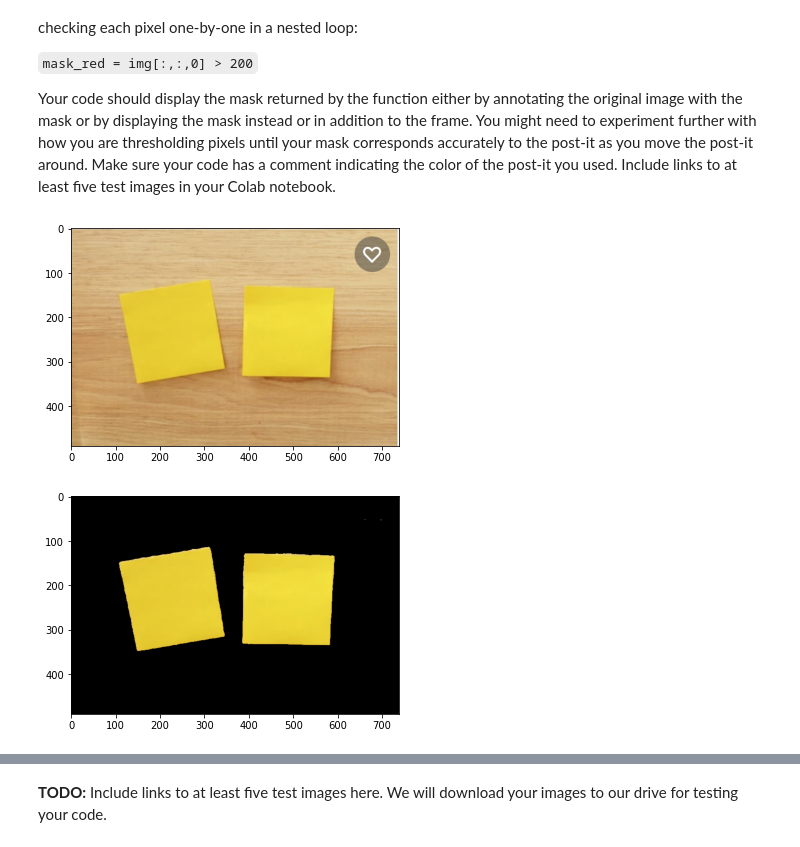
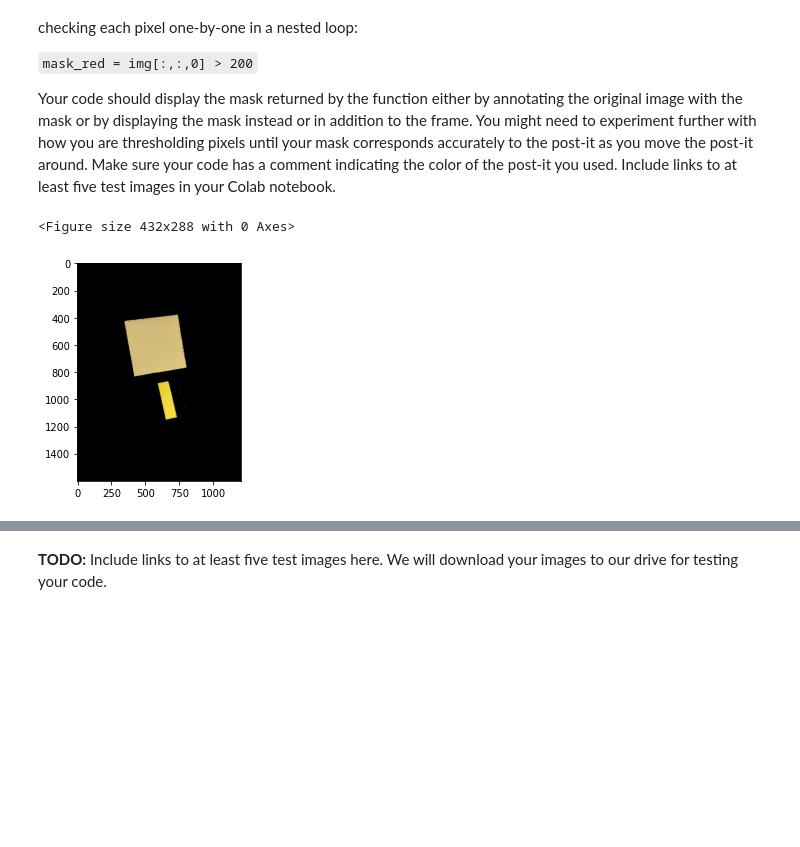
Before and after one commit to tejabalu/GIX, a Jupyter notebook: Copy_of_lab3_image_processing.ipynb, the cells around one changed output, grey strips where cells are left out. Saved outputs shown, nothing was run; the diff lists cells and outputs as text; code cells hidden in the pictures; blank space fills up the shorter version.

```diff
--- a/Copy_of_lab3_image_processing.ipynb
+++ b/Copy_of_lab3_image_processing.ipynb
@@ -199,6 +199,7 @@ Your code should display the mask returned by the function either by annotating
 # the pixels that correspond to a post-it of particular
 # color.
 def detect_postit(img):
+
 
     # Create the mask image of same size
     mask = np.zeros((img.shape[0], img.shape[1], 3))
@@ -209,57 +210,41 @@ def detect_postit(img):
     # values of the pixels corresponding to the post it as well
     # as those that do not correspond to the post it. You might choose
     # your post it color based on this experimentation.
     # Once you discover the color range of your post it, implement this
     # function to determine which pixels have color that is similar to
     # that of the post-it. You might need to do this color comparison
     # using HSV values of pixels instead of RBG values.
     # Make sure your function computes fast enough so you can view the
     # detected post-it mask at the same frame rate that your camera captures
     # # images.
 
-
-    # for i in range(1, img.shape[0]):
-    #   for j in range(1, img.shape[1]):
-    #     if (imghsv[i,j,:] > [0.12,0.35,0.09]).all():
-    #       mask[i,j,:] = imghsv[i,j,:]
-    #     else:
-    #       mask[i,j,:] = [0,0,0]
-
-
-    a = imghsv[:,:,0] > 0.12
-    b= imghsv[:,:,1] > 0.35
-    c = imghsv[:,:,2] > 0.09
+    a = (imghsv[:,:,0] > 0.12) & (imghsv[:,:,0] < 0.2)
+    b= (imghsv[:,:,1] > 0.3) & (imghsv[:,:,1] < 1)
+    c = (imghsv[:,:,2] > 0.6) & (imghsv[:,:,2] < 1)
 
     mask = np.zeros((img.shape[0], img.shape[1], 3))
 
     d = np.argwhere(a*b*c)
-    d.shape
     mask[d[:,0], d[:,1]] = img[d[:,0], d[:,1]]
 
     return mask
 
 if __name__ == "__main__":
 
     ## TODO: Load test image
-    img = plt.imread('https://raw.githubusercontent.com/tejabalu/udub/master/Sticky%20notes/Screenshot%202021-10-14%20113757.png')
+    a1=0.12
+    b1=0.35
+    c1=0.09
 
+    img = plt.imread('https://raw.githubusercontent.com/tejabalu/udub/master/Sticky%20notes/1.png')
+    img = img[...,:3]
     fig1 = plt.figure("Original image")
-    img = img[...,:3]
-    # print(img.shape)
     imghsv = color.rgb2hsv(img)
-    # print(imghsv.shape)
-    plt.imshow(img)
-
-    # fig1 = plt.figure("HSV image")
-    # plt.imshow(imghsv)
+    # plt.imshow(img)
 
     mask = detect_postit(img)
     fig2 = plt.figure("Postit mask")
-    # mask = color.hsv2rgb(mask)
     plt.imshow(mask)
-
-    # Show everything
-    plt.show()
 # %% [output]
+<Figure size 432x288 with 0 Axes>
-[figure, old version]
+[figure, new version]
-[figure, removed]
```
Also changed, not shown: parts of 6 cells of this notebook.
